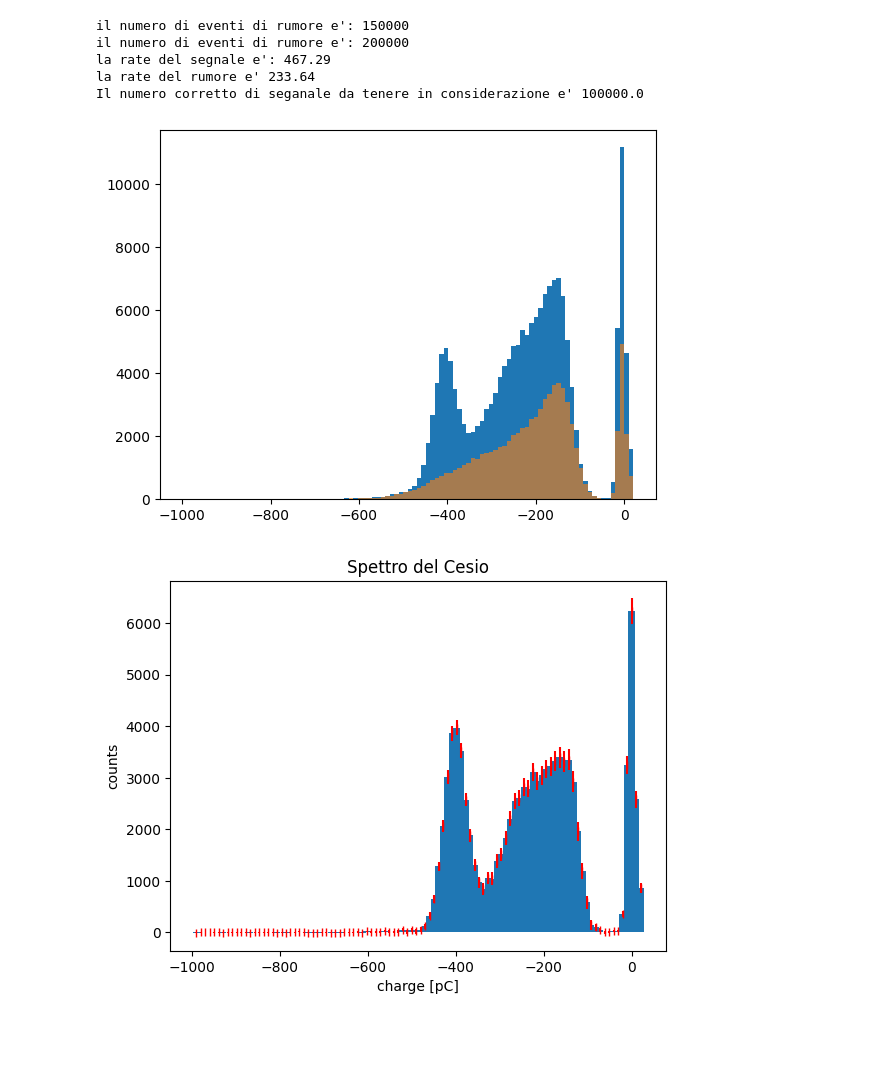
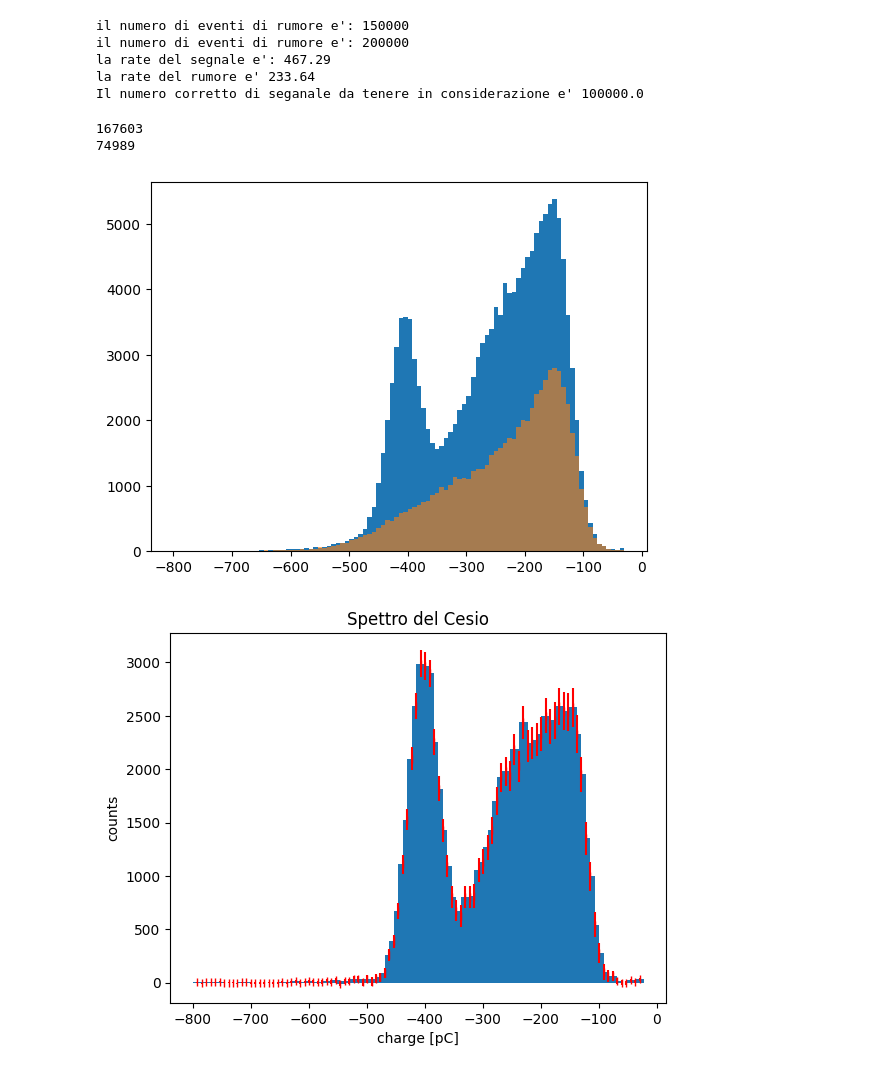
Before and after one commit to 0-DvD-0/Sfera, a Jupyter notebook: Jupyter/SpectrumAnalysis.ipynb, the cells around one changed output. Drawn from its saved outputs; the diff is of its cells as text; code cells hidden in the pictures; blank space fills up the shorter version.

```diff
--- a/Jupyter/SpectrumAnalysis.ipynb
+++ b/Jupyter/SpectrumAnalysis.ipynb
@@ -60,6 +62,9 @@ rateN = evNT/TN
 
 
 BalancedEv = TCs*rateN
+chargeN = chargeN[:BalancedEv.astype(int)]
+ampN = ampN[:BalancedEv.astype(int)]
+
 print("la rate del segnale e':",round(rateCs,2))
 print("la rate del rumore e'",round(rateN,2))
 print("Il numero corretto di seganale da tenere in considerazione e'",BalancedEv)
@@ -70,6 +75,7 @@ la rate del segnale e': 467.29
 la rate del rumore e' 233.64
 Il numero corretto di seganale da tenere in considerazione e' 100000.0
 # %%
+
 
 #rimuovo gli eventi che saturano
 trueCs = ampCs>Vt
@@ -77,15 +83,24 @@ chargeCs = chargeCs[trueCs]
 
 trueX = ampN>Vt
 chargeN = chargeN[trueX]
+
+chargeCs = chargeCs[chargeCs<0]
+chargeN = chargeN[chargeN<0]
+
+print(chargeCs.size)
+print(chargeN.size)
+# %% [output]
+167603
+74989
 # %%
 bin = 100
 
 
-bin1,edge1,_ = plt.hist(chargeCs, bins=bin, range=(-1000,20))
-bin2,edge2,_= plt.hist(chargeN[:BalancedEv.astype(int)], bins=bin, range=(-1000,20), alpha=0.6)
+bin1,edge1,_ = plt.hist(chargeCs, bins=bin, range=(-800,-30))
+bin2,edge2,_= plt.hist(chargeN, bins=bin, range=(-800,-30), alpha=0.6)
 #plt.savefig('hist1_40.pdf')
 # %% [output]
-[figure, old version]
+[figure, new version]
 # %%
 
 
@@ -101,4 +116,4 @@ plt.ylabel("counts")
 plt.xlabel("charge [pC]")
 plt.savefig("../Fig/SpettroSchifo.pdf")
 # %% [output]
-[figure, old version]
+[figure, new version]
```
Also changed, not shown: parts of 1 cell of this notebook, 3 other files.
